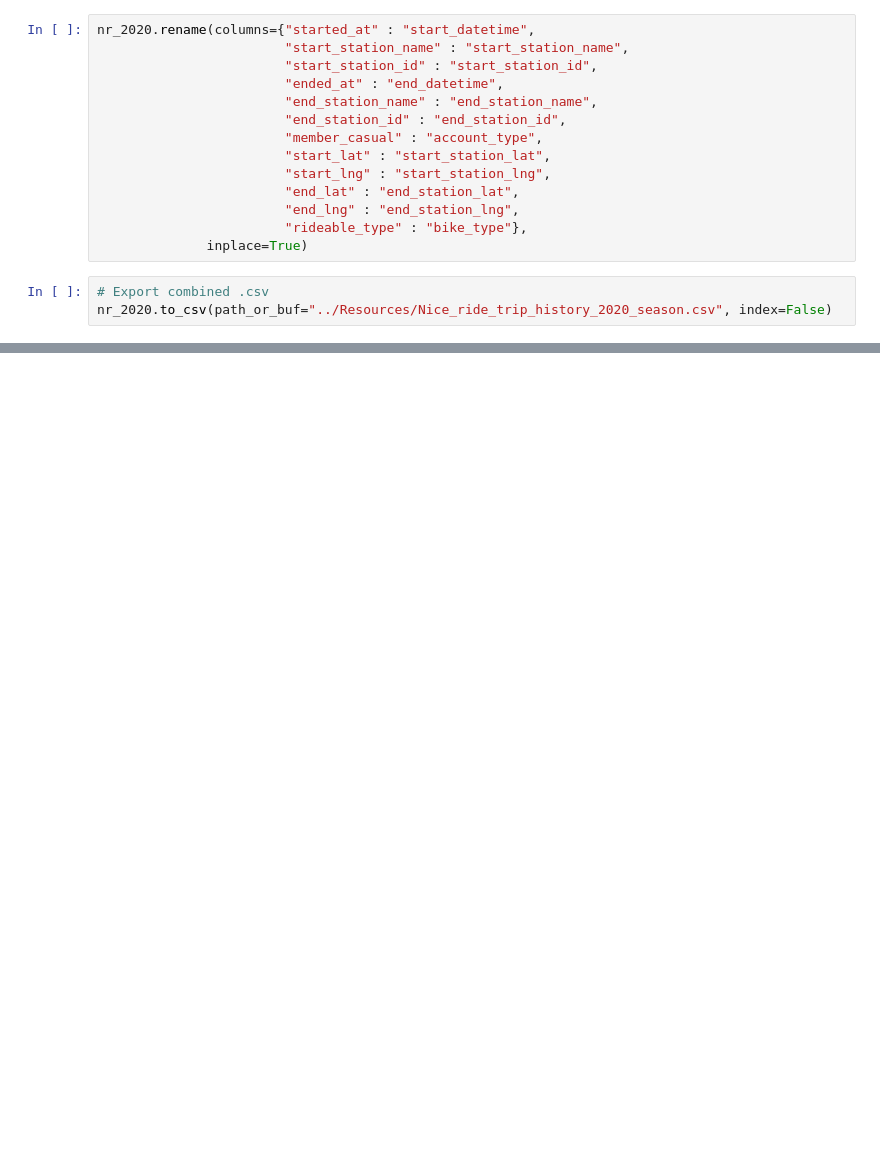
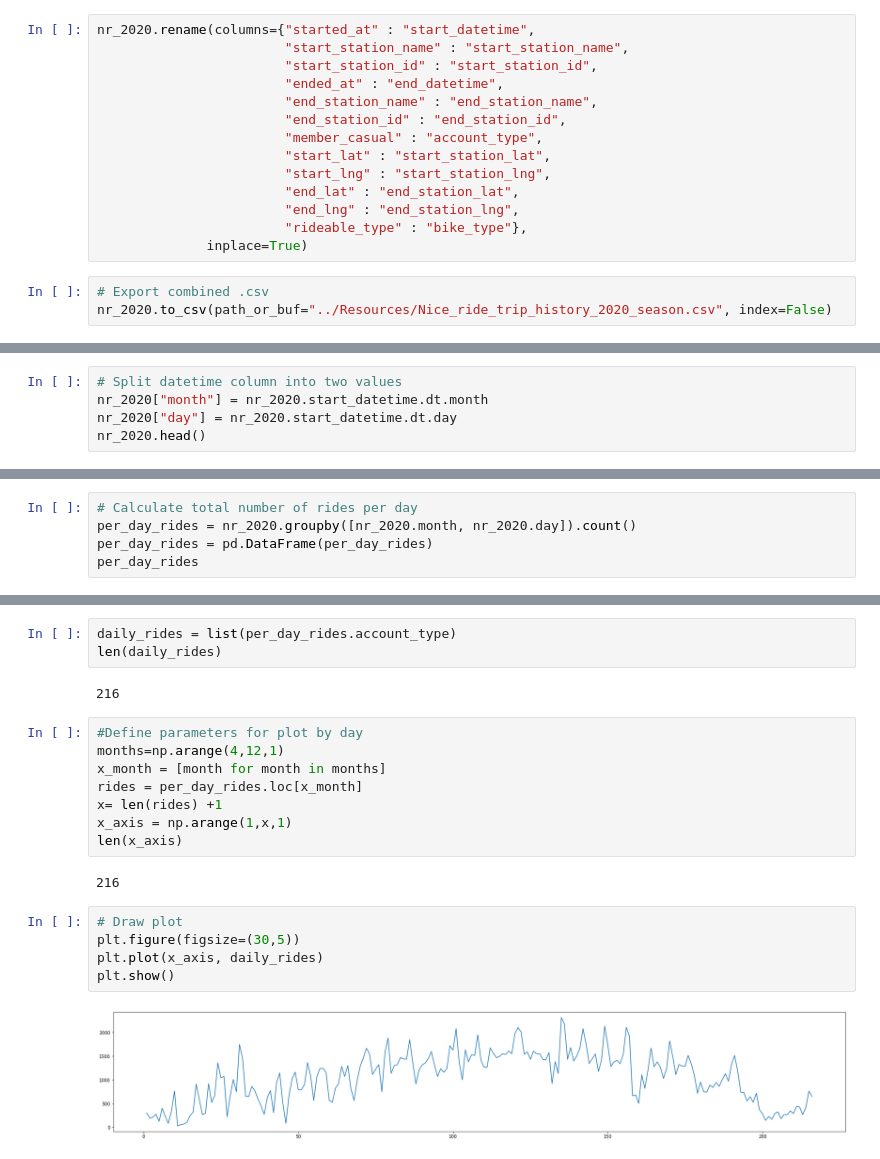
Before and after one commit to luchovzla/project-1, a Jupyter notebook: nice_ride_2020/Nice Ride 2020.ipynb, the cells around one changed output, grey strips where cells are left out. Drawn from its saved outputs; the diff is of its cells as text; blank space fills up the shorter version.

```diff
--- a/nice_ride_2020/Nice Ride 2020.ipynb
+++ b/nice_ride_2020/Nice Ride 2020.ipynb
@@ -105,0 +169,5 @@ electric_df["bike_type"].value_counts()
+# %%
+# Split datetime column into two values
+nr_2020["month"] = nr_2020.start_datetime.dt.month
+nr_2020["day"] = nr_2020.start_datetime.dt.day
+nr_2020.head()
@@ -105,0 +181,5 @@ electric_df["bike_type"].value_counts()
+# %%
+# Calculate total number of rides per day
+per_day_rides = nr_2020.groupby([nr_2020.month, nr_2020.day]).count()
+per_day_rides = pd.DataFrame(per_day_rides)
+per_day_rides
@@ -105,0 +201,22 @@ electric_df["bike_type"].value_counts()
+# %%
+daily_rides = list(per_day_rides.account_type)
+len(daily_rides)
+# %% [output]
+216
+# %%
+#Define parameters for plot by day
+months=np.arange(4,12,1)
+x_month = [month for month in months]
+rides = per_day_rides.loc[x_month]
+x= len(rides) +1
+x_axis = np.arange(1,x,1)
+len(x_axis)
+# %% [output]
+216
+# %%
+# Draw plot
+plt.figure(figsize=(30,5))
+plt.plot(x_axis, daily_rides)
+plt.show()
+# %% [output]
+[figure, added]
```
Also changed, not shown: parts of 27 cells of this notebook, 8 other files.
